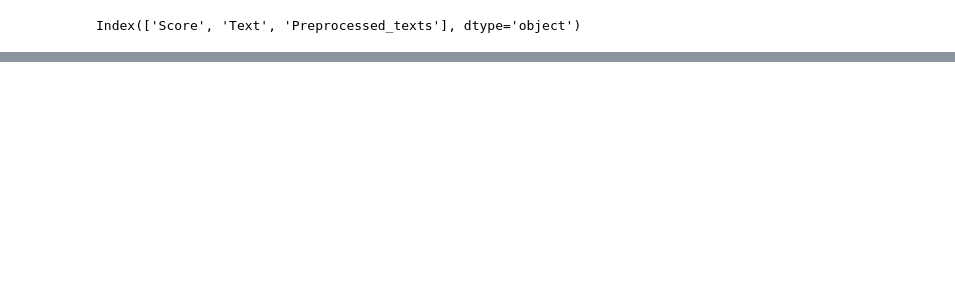
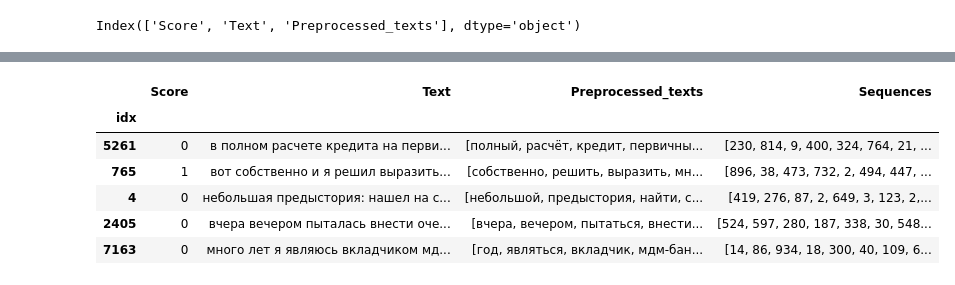
Before and after one commit to skd2314/banks-score, a Jupyter notebook: banks_rev_rus.ipynb, the cells around one changed output, grey strips where cells are left out. Cells and saved outputs as stored; diff of their text form; code cells hidden in the pictures; blank space fills up the shorter version.

```diff
--- a/banks_rev_rus.ipynb
+++ b/banks_rev_rus.ipynb
@@ -334,0 +390,13 @@ clean_df.Preprocessed_texts.to_frame()
+# %%
+train, test = train_test_split(data, test_size=0.2)
+# %%
+#80% данных для обучения
+train.head()
+# %% [output]
+|  | Score | Text | Preprocessed_texts | Sequences |
+| idx |  |  |  |  |
+| 5261 | 0 | в полном расчете кредита на перви... | [полный, расчёт, кредит, первичны... | [230, 814, 9, 400, 324, 764, 21, ... |
+| 765 | 1 | вот собственно и я решил выразить... | [собственно, решить, выразить, мн... | [896, 38, 473, 732, 2, 494, 447, ... |
+| 4 | 0 | небольшая предыстория: нашел на с... | [небольшой, предыстория, найти, с... | [419, 276, 87, 2, 649, 3, 123, 2,... |
+| 2405 | 0 | вчера вечером пыталась внести оче... | [вчера, вечером, пытаться, внести... | [524, 597, 280, 187, 338, 30, 548... |
+| 7163 | 0 | много лет я являюсь вкладчиком мд... | [год, являться, вкладчик, мдм-бан... | [14, 86, 934, 18, 300, 40, 109, 6... |
```
Also changed, not shown: parts of 75 cells of this notebook.
